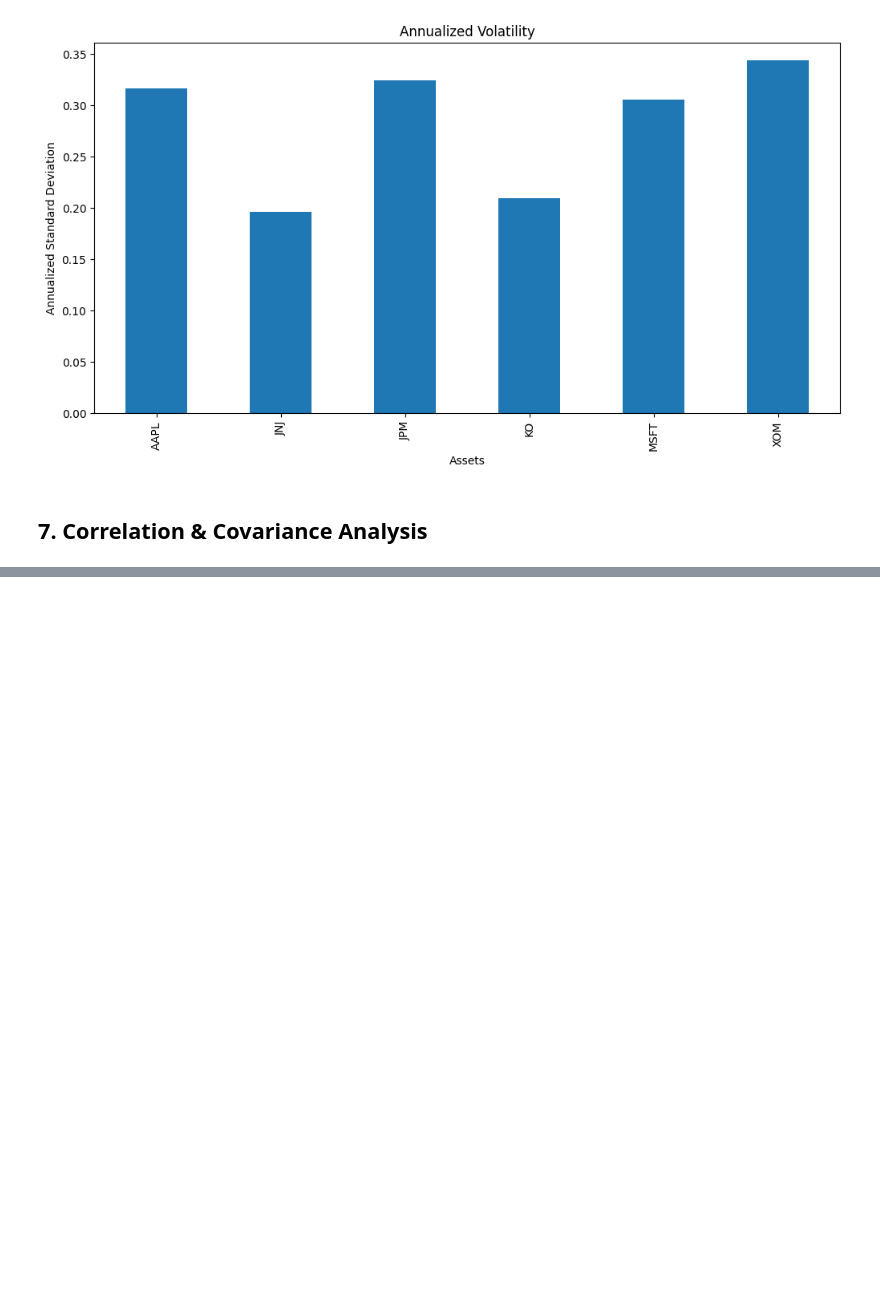
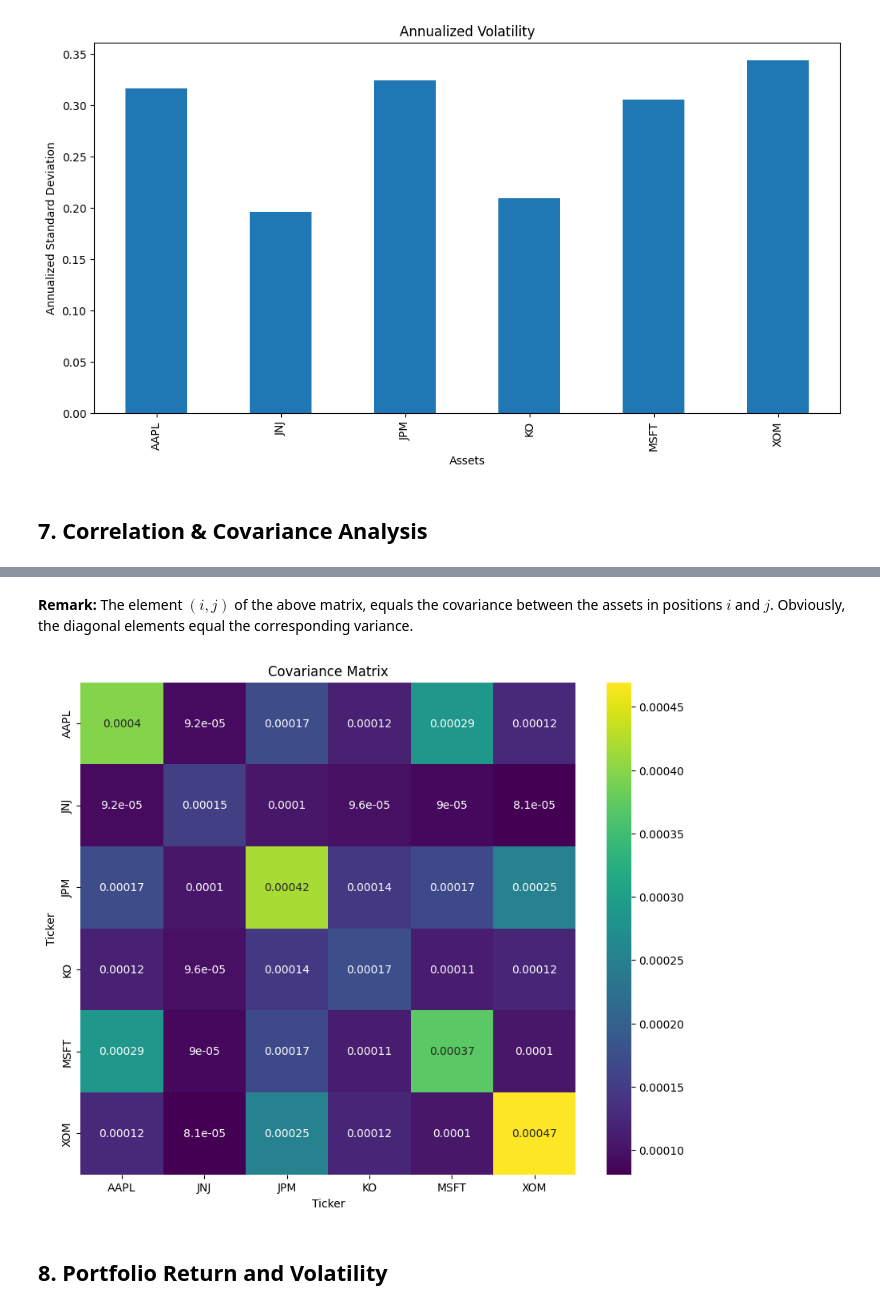
Before and after one commit to keramidasvasilis/data-analysis-projects, a Jupyter notebook: portfolio-optimization-risk-analysis/notebooks/portfolio_optimization_analysis.ipynb, the cells around one changed output, grey strips where cells are left out. Drawn from its saved outputs; the diff is of its cells as text; code cells hidden in the pictures; blank space fills up the shorter version.

```diff
--- a/portfolio-optimization-risk-analysis/notebooks/portfolio_optimization_analysis.ipynb
+++ b/portfolio-optimization-risk-analysis/notebooks/portfolio_optimization_analysis.ipynb
@@ -368,0 +401,4 @@ $$\rho (X, Y) = \frac{Cov(X, Y)}{\sigma(X) \sigma(Y)}$$
+# %%
+covariance_matrix = log_returns.cov()
+
+covariance_matrix
@@ -368,0 +414,14 @@ $$\rho (X, Y) = \frac{Cov(X, Y)}{\sigma(X) \sigma(Y)}$$
+# %% [markdown]
+**Remark:** The element $(i, j)$ of the above matrix, equals the covariance between the assets in positions $i$ and $j$. Obviously, the diagonal elements equal the corresponding variance.
+# %%
+plt.figure(figsize=(10,8))
+
+sns.heatmap(covariance_matrix, annot=True, cmap='viridis')
+
+plt.title('Covariance Matrix')
+
+plt.show()
+# %% [output]
+[figure, added]
+# %% [markdown]
+## 8. Portfolio Return and Volatility
```
Also changed, not shown: parts of 27 cells of this notebook.
